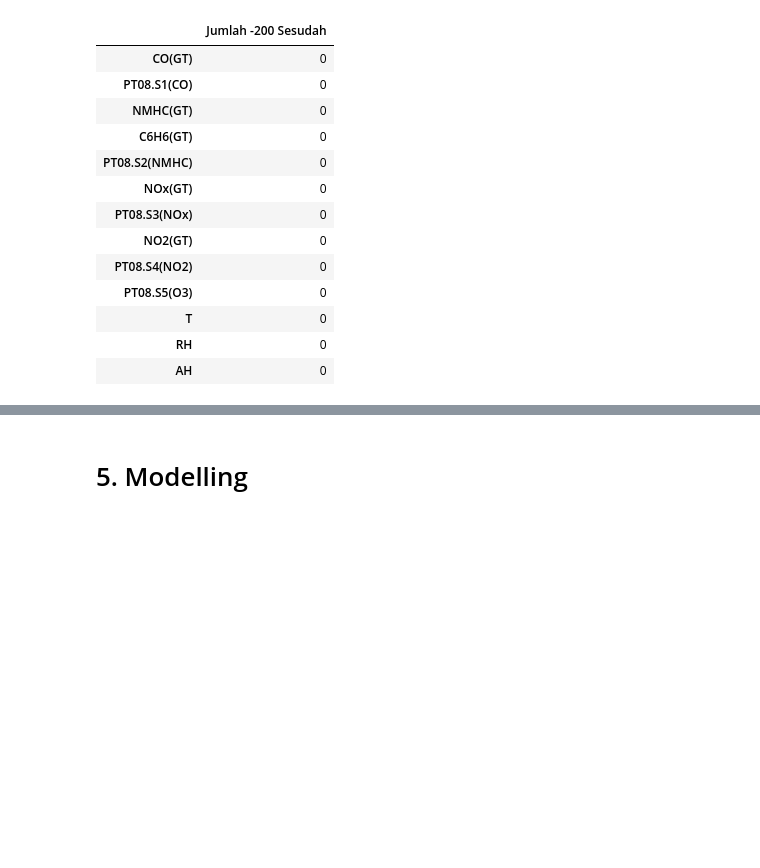
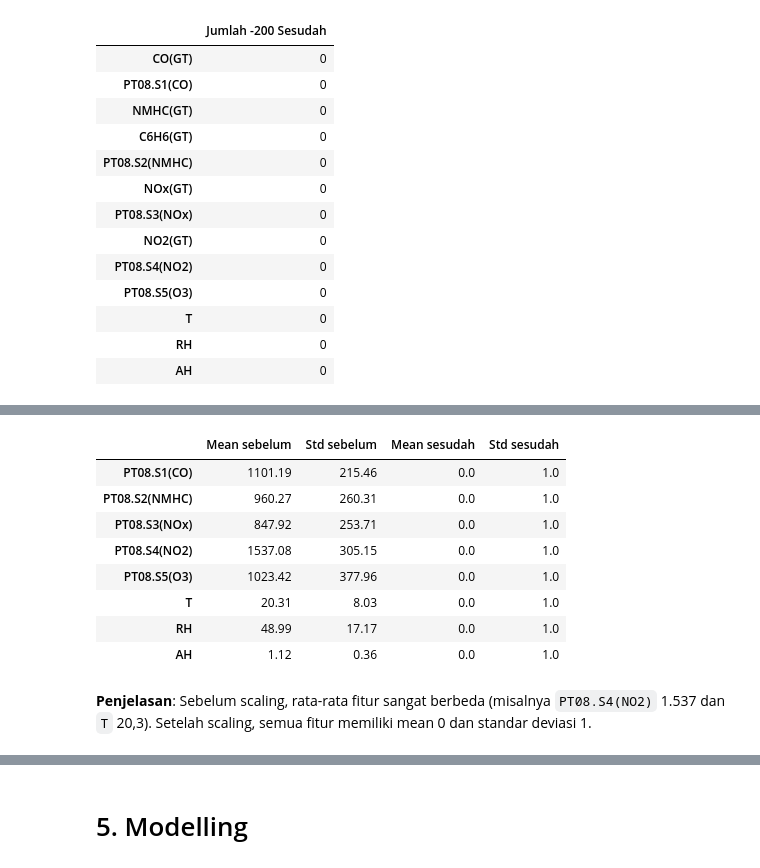
Before and after one commit to FiernazIngga/ProjekDataScience, a Jupyter notebook: main.ipynb, the cells around one changed output, grey strips where cells are left out. Cells and saved outputs as stored; diff of their text form; code cells hidden in the pictures; blank space fills up the shorter version.

```diff
--- a/main.ipynb
+++ b/main.ipynb
@@ -580,0 +644,25 @@ Jumlah nilai -200 setelah penanganan:
+# %%
+scaler = StandardScaler().fit(latih[kandidat])
+
+X_latih = pd.DataFrame(scaler.transform(latih[kandidat]), columns=kandidat, index=latih.index)
+X_uji = pd.DataFrame(scaler.transform(uji[kandidat]), columns=kandidat, index=uji.index)
+y_latih, y_uji = latih[target], uji[target]
+
+display(pd.DataFrame({
+    "Mean sebelum": latih[fitur_sensor_env].mean(),
+    "Std sebelum": latih[fitur_sensor_env].std(),
+    "Mean sesudah": X_latih[fitur_sensor_env].mean().abs(),
+    "Std sesudah": X_latih[fitur_sensor_env].std()
+}).round(2))
+# %% [output]
+|  | Mean sebelum | Std sebelum | Mean sesudah | Std sesudah |
+| PT08.S1(CO) | 1101.19 | 215.46 | 0.0 | 1.0 |
+| PT08.S2(NMHC) | 960.27 | 260.31 | 0.0 | 1.0 |
+| PT08.S3(NOx) | 847.92 | 253.71 | 0.0 | 1.0 |
+| PT08.S4(NO2) | 1537.08 | 305.15 | 0.0 | 1.0 |
+| PT08.S5(O3) | 1023.42 | 377.96 | 0.0 | 1.0 |
+| T | 20.31 | 8.03 | 0.0 | 1.0 |
+| RH | 48.99 | 17.17 | 0.0 | 1.0 |
+| AH | 1.12 | 0.36 | 0.0 | 1.0 |
+# %% [markdown]
+**Penjelasan**: Sebelum scaling, rata-rata fitur sangat berbeda (misalnya `PT08.S4(NO2)` 1.537 dan `T` 20,3). Setelah scaling, semua fitur memiliki mean 0 dan standar deviasi 1.
```
Also changed, not shown: parts of 19 cells of this notebook.
